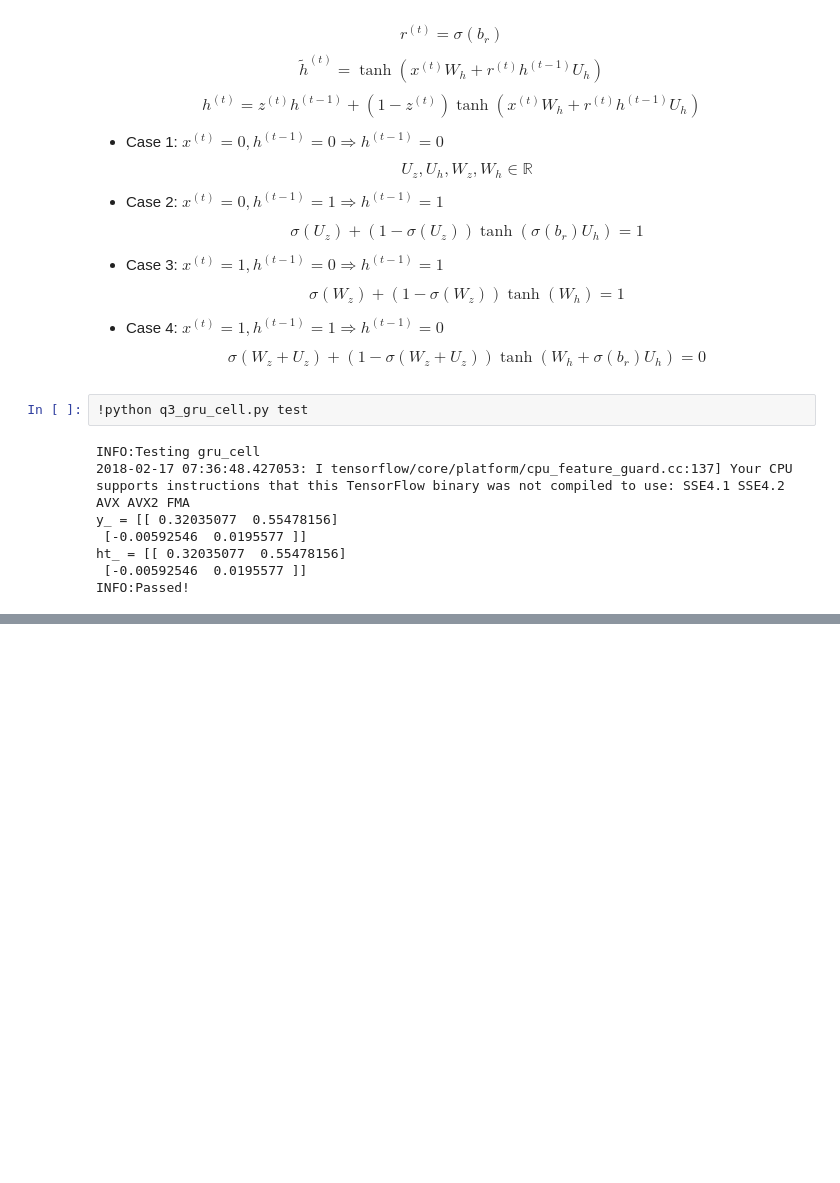
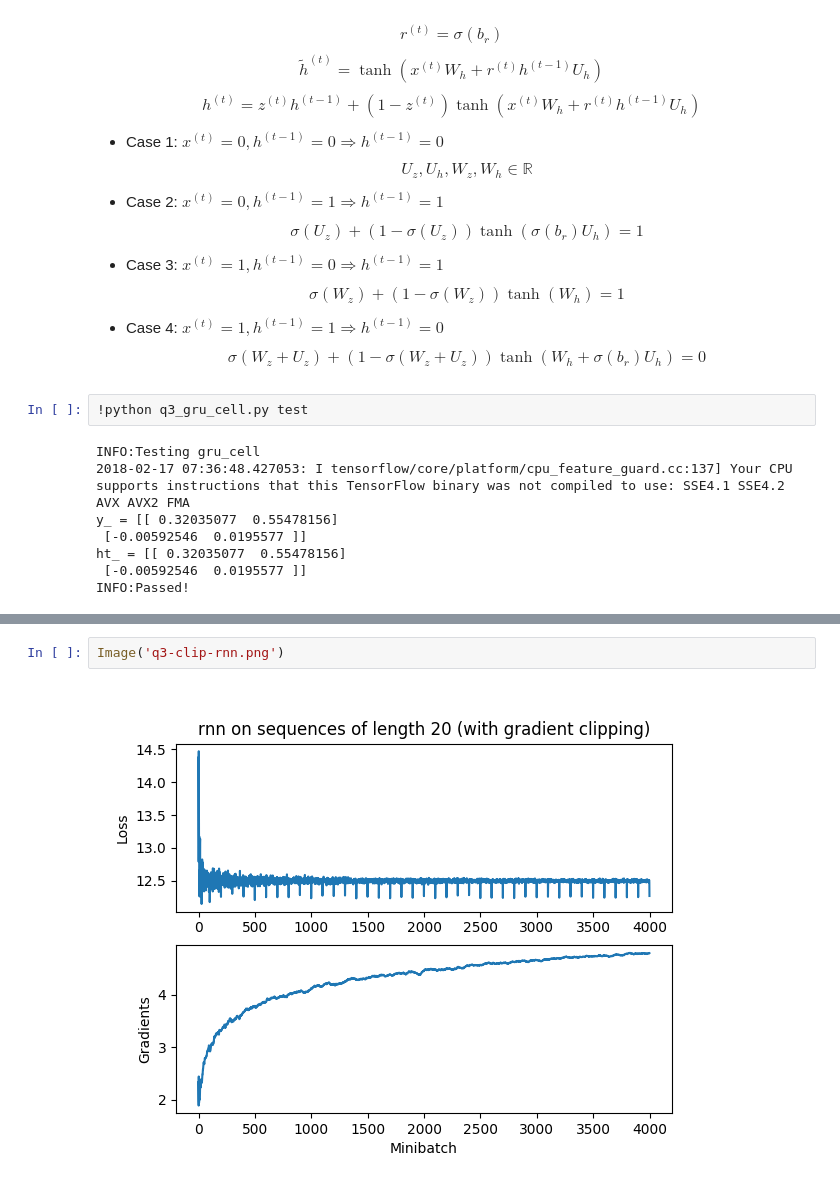
Before and after one commit to kesamet/CS224n, a Jupyter notebook: assignment3/mySols.ipynb, the cells around one changed output, grey strips where cells are left out. Cells and saved outputs as stored; diff of their text form; blank space fills up the shorter version.

```diff
--- a/assignment3/mySols.ipynb
+++ b/assignment3/mySols.ipynb
@@ -202,3 +221,7 @@ INFO:Epoch 39 out of 40
 100/100 [==============================] - 0s - train loss: 12.4978
 INFO:Epoch 40 out of 40
 100/100 [==============================] - 0s - train loss: 12.4978
+# %%
+Image('q3-clip-rnn.png')
+# %% [output]
+[figure, added]
```
Also changed, not shown: parts of 10 cells of this notebook, 18 other files.
